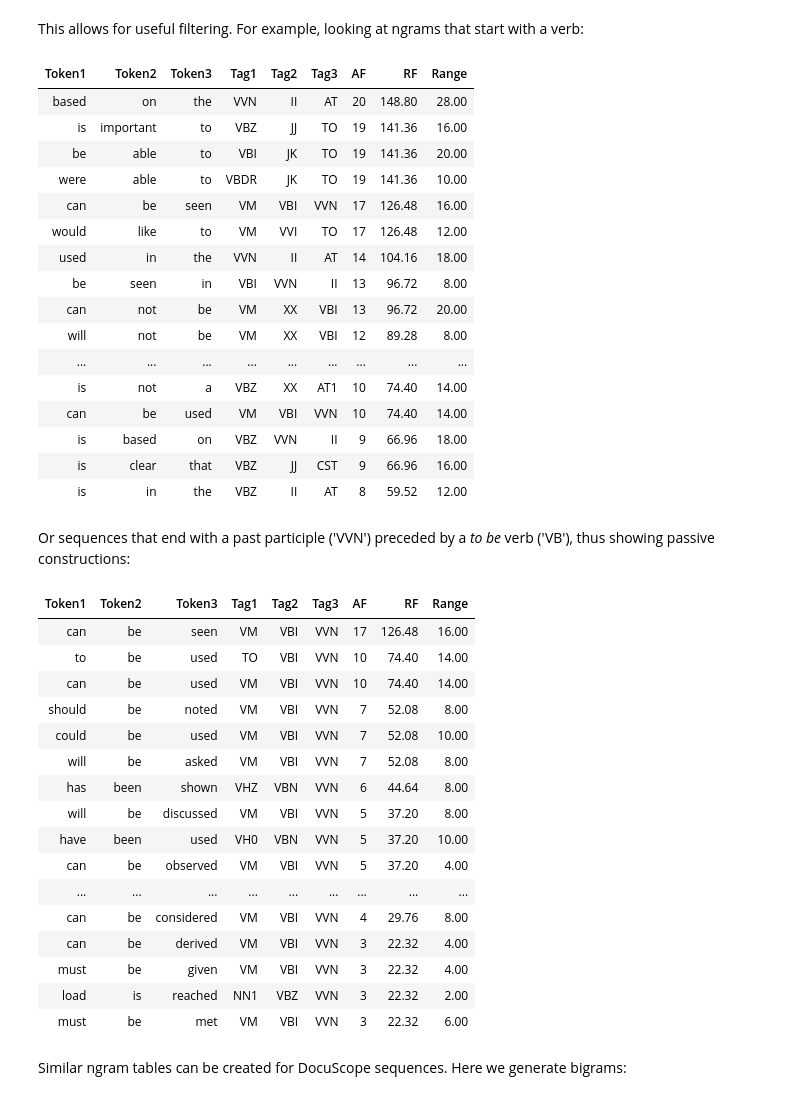
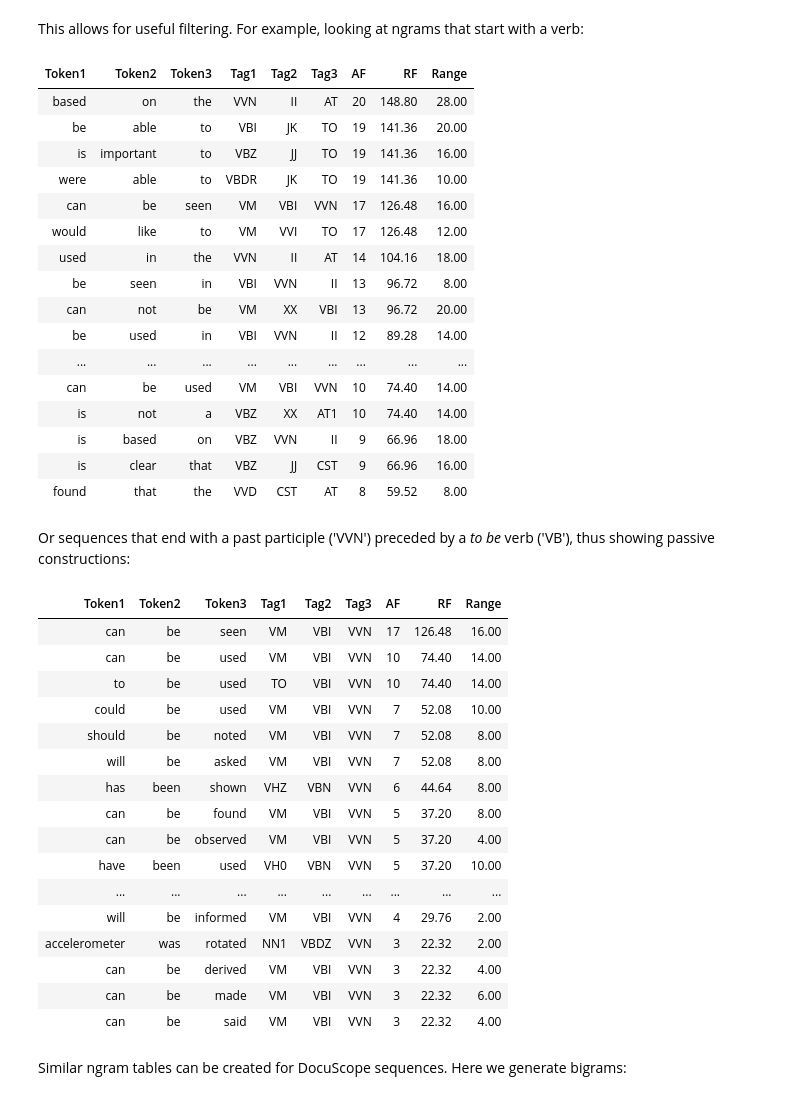
Before and after one commit to browndw/docuscospacy, a Jupyter notebook: docs/source/corpus_analysis.ipynb, the cells around one changed output. Drawn from its saved outputs; the diff is of its cells as text; code cells hidden in the pictures.

```diff
--- a/docs/source/corpus_analysis.ipynb
+++ b/docs/source/corpus_analysis.ipynb
@@ -300,47 +300,47 @@ nc.sort_values('RF', ascending=False).head(10).style.hide(axis='index').format(p
 # %% [markdown]
 This allows for useful filtering. For example, looking at ngrams that start with a verb:
 # %%
-nc.query('Tag1.str.startswith("V")').sort_values('RF', ascending=False).head(20).style.hide(axis='index').format(precision=2)
+nc.query('Tag1.str.startswith("V")').head(20).style.hide(axis='index').format(precision=2)
 # %% [output]
 | Token1 | Token2 | Token3 | Tag1 | Tag2 | Tag3 | AF | RF | Range |
 | based | on | the | VVN | II | AT | 20 | 148.80 | 28.00 |
+| be | able | to | VBI | JK | TO | 19 | 141.36 | 20.00 |
 | is | important | to | VBZ | JJ | TO | 19 | 141.36 | 16.00 |
-| be | able | to | VBI | JK | TO | 19 | 141.36 | 20.00 |
 | were | able | to | VBDR | JK | TO | 19 | 141.36 | 10.00 |
 | can | be | seen | VM | VBI | VVN | 17 | 126.48 | 16.00 |
 | would | like | to | VM | VVI | TO | 17 | 126.48 | 12.00 |
 | used | in | the | VVN | II | AT | 14 | 104.16 | 18.00 |
 | be | seen | in | VBI | VVN | II | 13 | 96.72 | 8.00 |
 | can | not | be | VM | XX | VBI | 13 | 96.72 | 20.00 |
-| will | not | be | VM | XX | VBI | 12 | 89.28 | 8.00 |
+| be | used | in | VBI | VVN | II | 12 | 89.28 | 14.00 |
 | ... | ... | ... | ... | ... | ... | ... | ... | ... |
+| can | be | used | VM | VBI | VVN | 10 | 74.40 | 14.00 |
 | is | not | a | VBZ | XX | AT1 | 10 | 74.40 | 14.00 |
-| can | be | used | VM | VBI | VVN | 10 | 74.40 | 14.00 |
 | is | based | on | VBZ | VVN | II | 9 | 66.96 | 18.00 |
 | is | clear | that | VBZ | JJ | CST | 9 | 66.96 | 16.00 |
-| is | in | the | VBZ | II | AT | 8 | 59.52 | 12.00 |
+| found | that | the | VVD | CST | AT | 8 | 59.52 | 8.00 |
 # %% [markdown]
 Or sequences that end with a past participle ('VVN') preceded by a *to be* verb ('VB'), thus showing passive constructions:
 # %%
-nc.query('Tag3.str.startswith("VVN") and Tag2.str.startswith("VB")').sort_values('RF', ascending=False).head(20).style.hide(axis='index').format(precision=2)
+nc.query('Tag3.str.startswith("VVN") and Tag2.str.startswith("VB")').head(20).style.hide(axis='index').format(precision=2)
 # %% [output]
 | Token1 | Token2 | Token3 | Tag1 | Tag2 | Tag3 | AF | RF | Range |
 | can | be | seen | VM | VBI | VVN | 17 | 126.48 | 16.00 |
+| can | be | used | VM | VBI | VVN | 10 | 74.40 | 14.00 |
 | to | be | used | TO | VBI | VVN | 10 | 74.40 | 14.00 |
-| can | be | used | VM | VBI | VVN | 10 | 74.40 | 14.00 |
+| could | be | used | VM | VBI | VVN | 7 | 52.08 | 10.00 |
 | should | be | noted | VM | VBI | VVN | 7 | 52.08 | 8.00 |
-| could | be | used | VM | VBI | VVN | 7 | 52.08 | 10.00 |
 | will | be | asked | VM | VBI | VVN | 7 | 52.08 | 8.00 |
 | has | been | shown | VHZ | VBN | VVN | 6 | 44.64 | 8.00 |
-| will | be | discussed | VM | VBI | VVN | 5 | 37.20 | 8.00 |
+| can | be | found | VM | VBI | VVN | 5 | 37.20 | 8.00 |
+| can | be | observed | VM | VBI | VVN | 5 | 37.20 | 4.00 |
 | have | been | used | VH0 | VBN | VVN | 5 | 37.20 | 10.00 |
-| can | be | observed | VM | VBI | VVN | 5 | 37.20 | 4.00 |
 | ... | ... | ... | ... | ... | ... | ... | ... | ... |
-| can | be | considered | VM | VBI | VVN | 4 | 29.76 | 8.00 |
+| will | be | informed | VM | VBI | VVN | 4 | 29.76 | 2.00 |
+| accelerometer | was | rotated | NN1 | VBDZ | VVN | 3 | 22.32 | 2.00 |
 | can | be | derived | VM | VBI | VVN | 3 | 22.32 | 4.00 |
-| must | be | given | VM | VBI | VVN | 3 | 22.32 | 4.00 |
-| load | is | reached | NN1 | VBZ | VVN | 3 | 22.32 | 2.00 |
-| must | be | met | VM | VBI | VVN | 3 | 22.32 | 6.00 |
+| can | be | made | VM | VBI | VVN | 3 | 22.32 | 6.00 |
+| can | be | said | VM | VBI | VVN | 3 | 22.32 | 4.00 |
 # %% [markdown]
 Similar ngram tables can be created for DocuScope sequences. Here we generate bigrams:
 # %%
```
Also changed, not shown: parts of 45 cells of this notebook.
